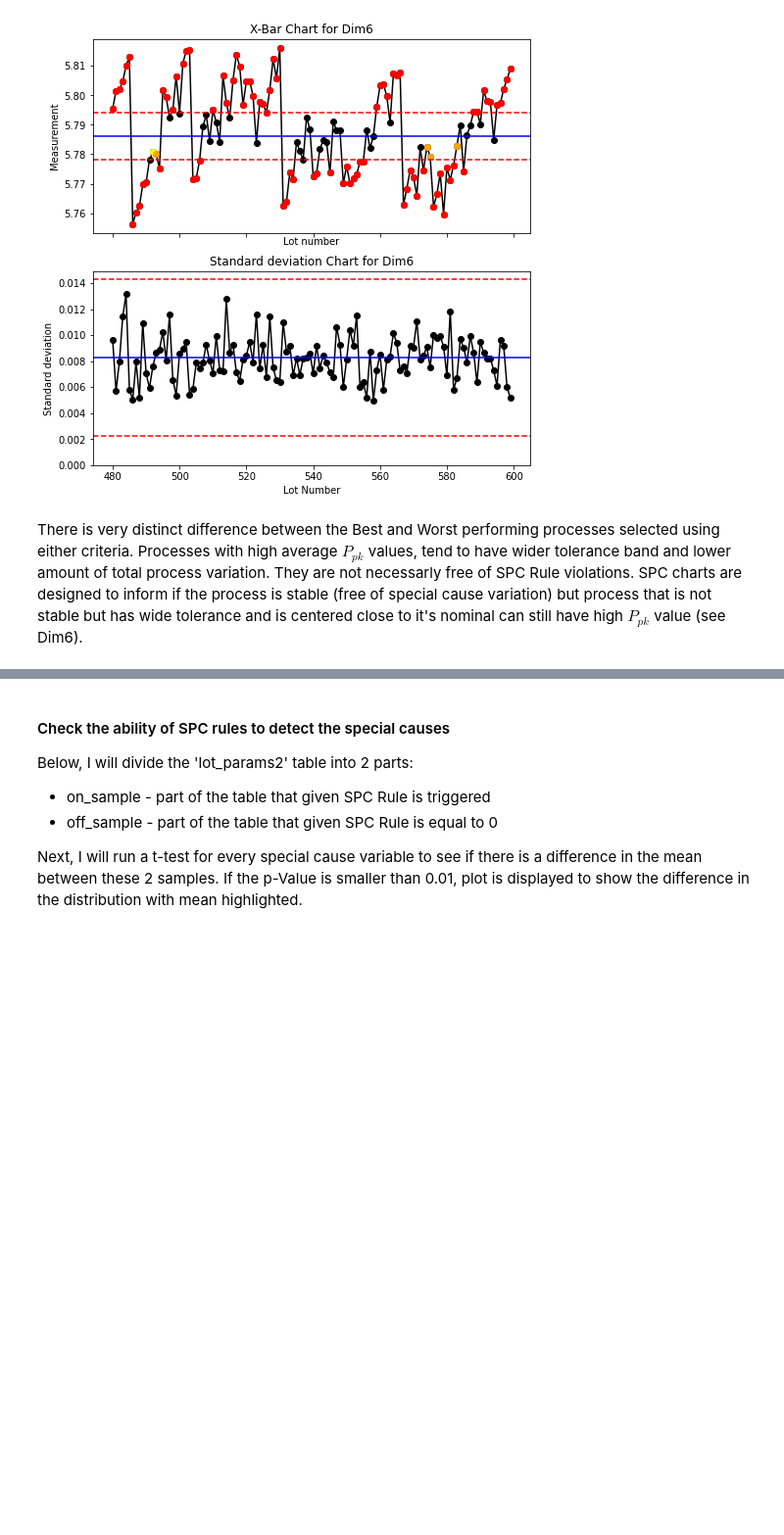
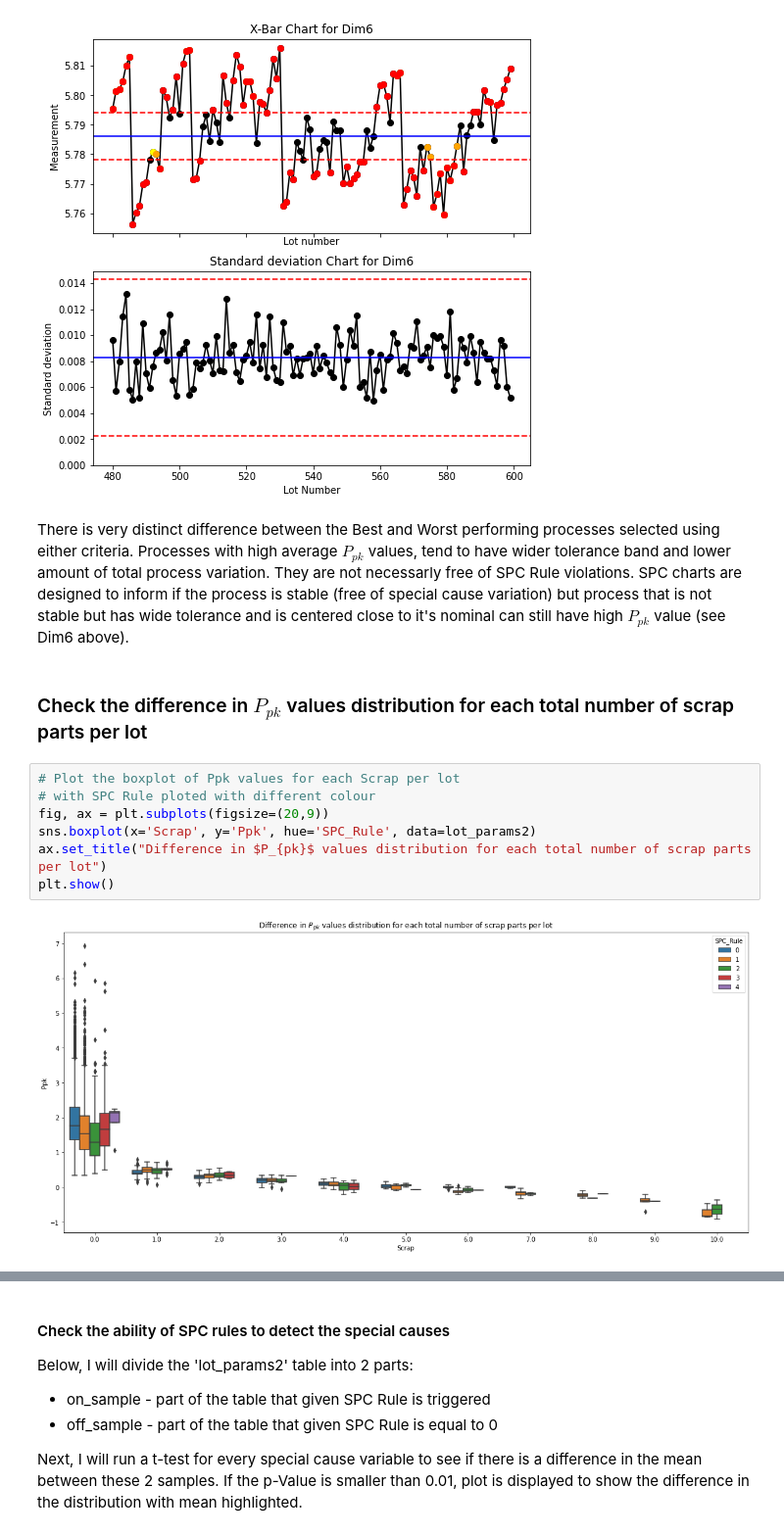
Before and after one commit to przemekbil/PfDA_2021_project, a Jupyter notebook: Project.ipynb, the cells around one changed output, grey strips where cells are left out. Shown at 98% size. Saved outputs shown, nothing was run; the diff lists cells and outputs as text; blank space fills up the shorter version.

```diff
--- a/Project.ipynb
+++ b/Project.ipynb
@@ -1073,4 +1081,15 @@ for row, index in worst.iterrows():
 [figure]
 [figure]
 # %% [markdown]
-There is very distinct difference between the Best and Worst performing processes selected using either criteria. Processes with high average $P_{pk}$ values, tend to have wider tolerance band and lower amount of total process variation. They are not necessarly free of SPC Rule violations. SPC charts are designed to inform if the process is stable (free of special cause variation) but process that is not stable but has wide tolerance and is centered close to it's nominal can still have high $P_{pk}$ value (see Dim6).
+There is very distinct difference between the Best and Worst performing processes selected using either criteria. Processes with high average $P_{pk}$ values, tend to have wider tolerance band and lower amount of total process variation. They are not necessarly free of SPC Rule violations. SPC charts are designed to inform if the process is stable (free of special cause variation) but process that is not stable but has wide tolerance and is centered close to it's nominal can still have high $P_{pk}$ value (see Dim6 above).
+# %% [markdown]
+### Check the difference in $P_{pk}$ values distribution for each total number of scrap parts per lot
+# %%
+# Plot the boxplot of Ppk values for each Scrap per lot
+# with SPC Rule ploted with different colour
+fig, ax = plt.subplots(figsize=(20,9))
+sns.boxplot(x='Scrap', y='Ppk', hue='SPC_Rule', data=lot_params2)
+ax.set_title("Difference in $P_{pk}$ values distribution for each total number of scrap parts per lot")
+plt.show()
+# %% [output]
+[figure, added]
```
Also changed, not shown: parts of 30 cells of this notebook.
